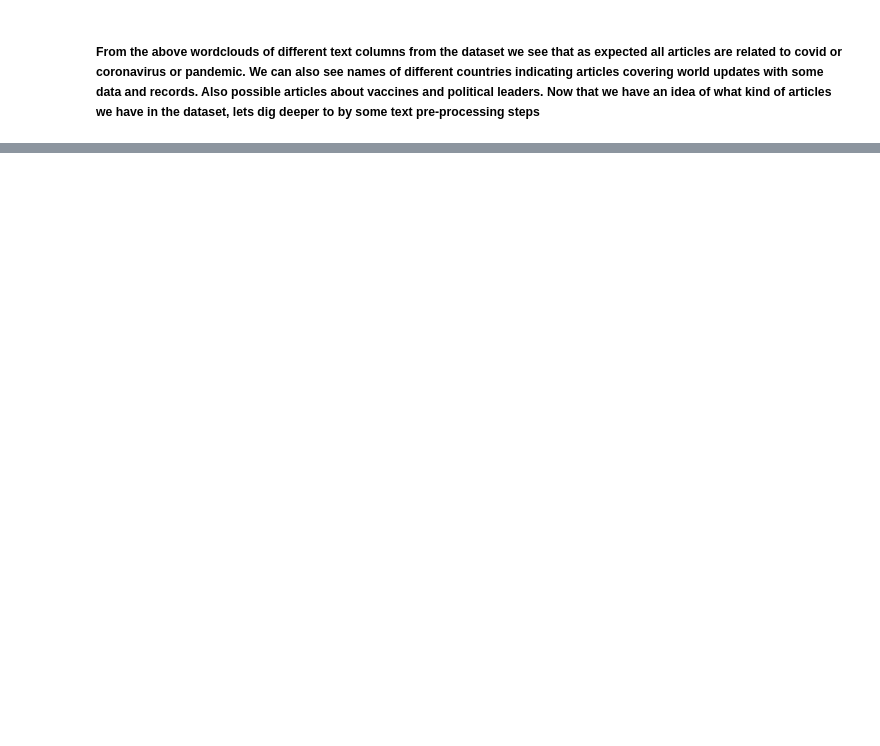
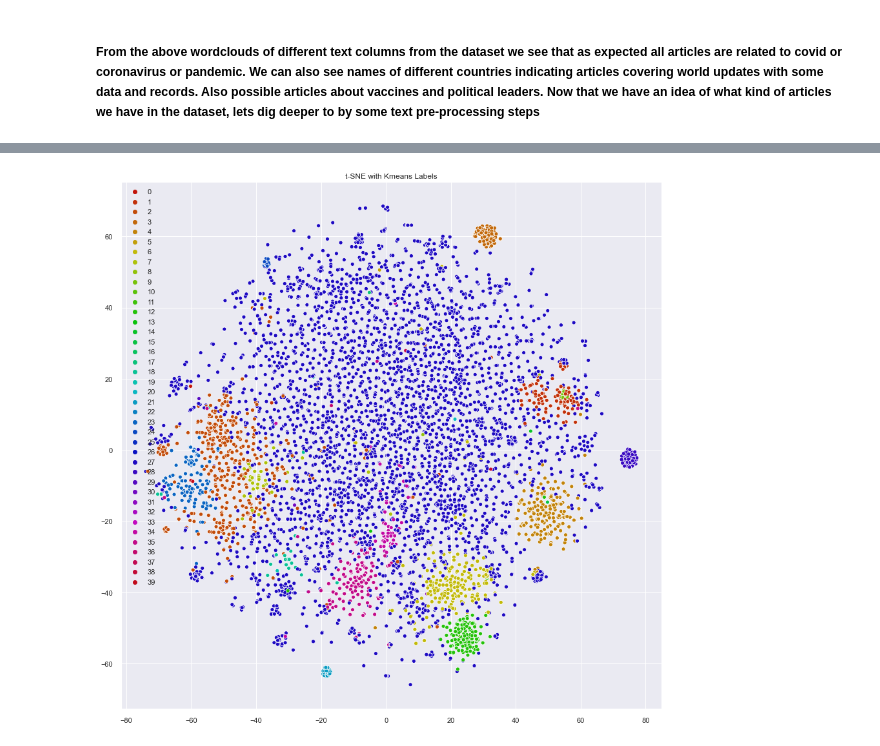
Before and after one commit to asha2490/Springboard, a Jupyter notebook: Capstone Project 2.ipynb, the cells around one changed output, grey strips where cells are left out. Drawn from its saved outputs; the diff is of its cells as text; code cells hidden in the pictures; blank space fills up the shorter version.

```diff
--- a/Capstone Project 2.ipynb
+++ b/Capstone Project 2.ipynb
@@ -404,0 +670,7 @@ plt.show()
+# %%
+k = 40
+
+k_means_model = MiniBatchKMeans(n_clusters=k, init='k-means++', random_state=42)
+k_means = k_means_model.fit(X_reduced)
+k_means_clusters = k_means.predict(X_reduced)
+df_processed['clusters'] = k_means_clusters
@@ -404,0 +715,5 @@ plt.show()
+# %%
+from sklearn.manifold import TSNE
+
+tsne = TSNE(verbose=1, perplexity=100, random_state=42)
+X_2d = tsne.fit_transform(X.toarray())
@@ -404,0 +734,14 @@ plt.show()
+# %%
+#sns settings
+sns.set(rc={'figure.figsize':(15,15)})
+
+# colors
+palette = sns.hls_palette(40, l=.4, s=.9)
+
+# plot
+sns.scatterplot(X_2d[:,0], X_2d[:,1], hue=k_means_clusters, legend='full', palette=palette)
+plt.title('t-SNE with Kmeans Labels')
+plt.savefig("improved_cluster_tsne.png")
+plt.show()
+# %% [output]
+[figure, added]
```
Also changed, not shown: parts of 32 cells of this notebook.
